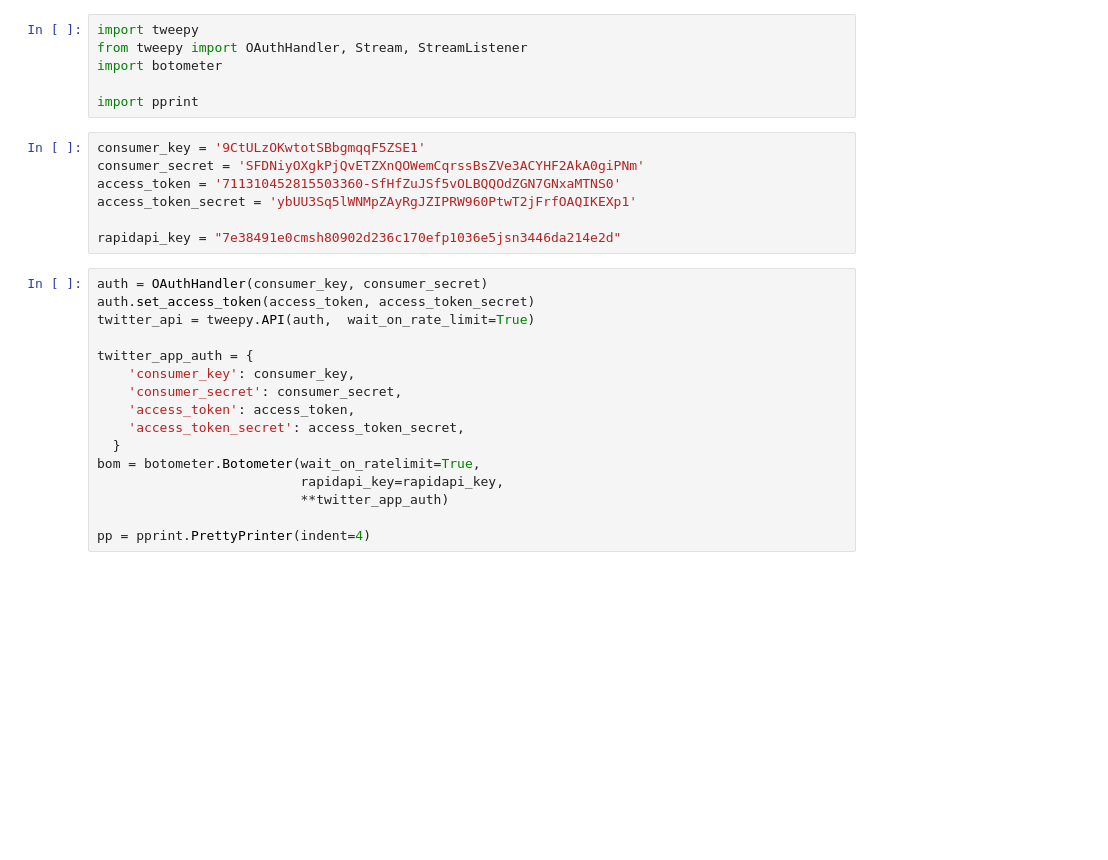
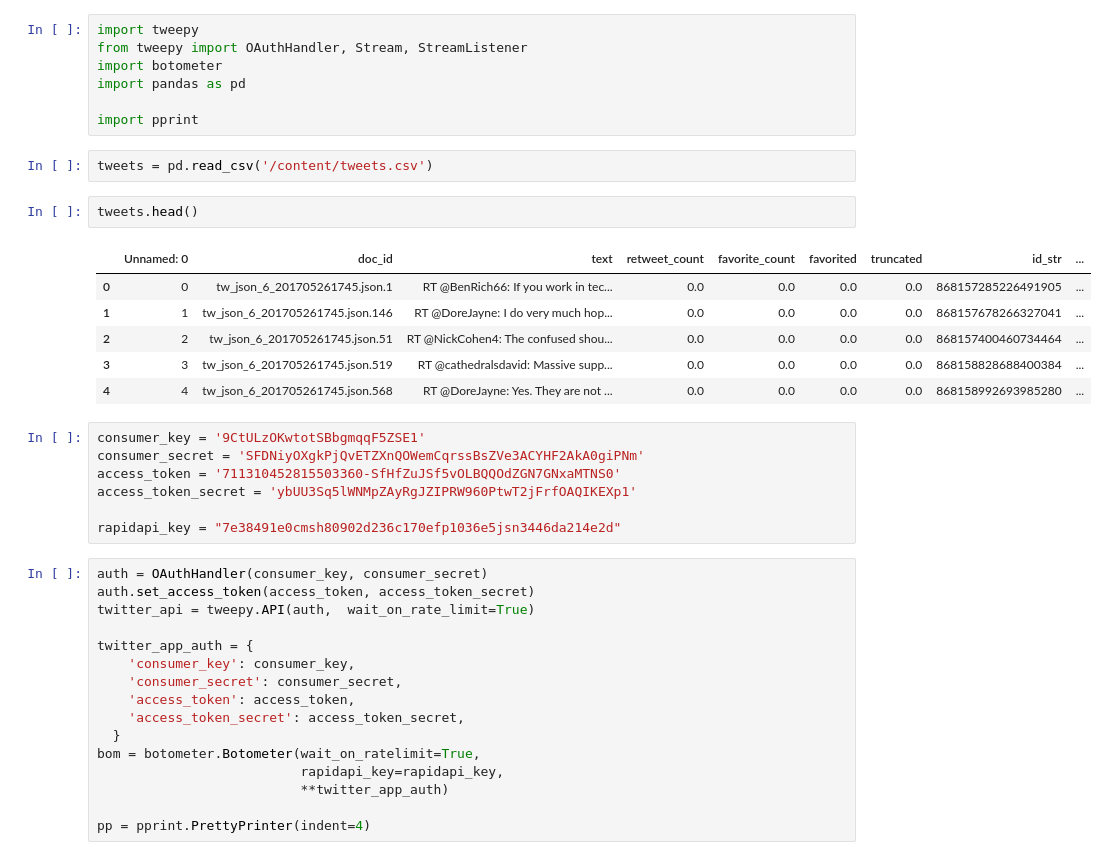
Before and after one commit to ab17254/dissertation, a Jupyter notebook: botometer_test.ipynb, the cells around one changed output. Cells and saved outputs as stored; diff of their text form; blank space fills up the shorter version.

```diff
--- a/botometer_test.ipynb
+++ b/botometer_test.ipynb
@@ -15,8 +18,20 @@ Requirement already satisfied: oauthlib>=3.0.0 in /usr/local/lib/python3.7/dist-
 import tweepy
 from tweepy import OAuthHandler, Stream, StreamListener
 import botometer
+import pandas as pd
 
 import pprint
+# %%
+tweets = pd.read_csv('/content/tweets.csv')
+# %%
+tweets.head()
+# %% [output]
+|  | Unnamed: 0 | doc_id | text | retweet_count | favorite_count | favorited | truncated | id_str | ... |
+| 0 | 0 | tw_json_6_201705261745.json.1 | RT @BenRich66: If you work in tec... | 0.0 | 0.0 | 0.0 | 0.0 | 868157285226491905 | ... |
+| 1 | 1 | tw_json_6_201705261745.json.146 | RT @DoreJayne: I do very much hop... | 0.0 | 0.0 | 0.0 | 0.0 | 868157678266327041 | ... |
+| 2 | 2 | tw_json_6_201705261745.json.51 | RT @NickCohen4: The confused shou... | 0.0 | 0.0 | 0.0 | 0.0 | 868157400460734464 | ... |
+| 3 | 3 | tw_json_6_201705261745.json.519 | RT @cathedralsdavid: Massive supp... | 0.0 | 0.0 | 0.0 | 0.0 | 868158828688400384 | ... |
+| 4 | 4 | tw_json_6_201705261745.json.568 | RT @DoreJayne: Yes. They are not ... | 0.0 | 0.0 | 0.0 | 0.0 | 868158992693985280 | ... |
 # %%
 consumer_key = '9CtULzOKwtotSBbgmqqF5ZSE1'
 consumer_secret = 'SFDNiyOXgkPjQvETZXnQOWemCqrssBsZVe3ACYHF2AkA0giPNm'
```
Also changed, not shown: parts of 7 cells of this notebook.
